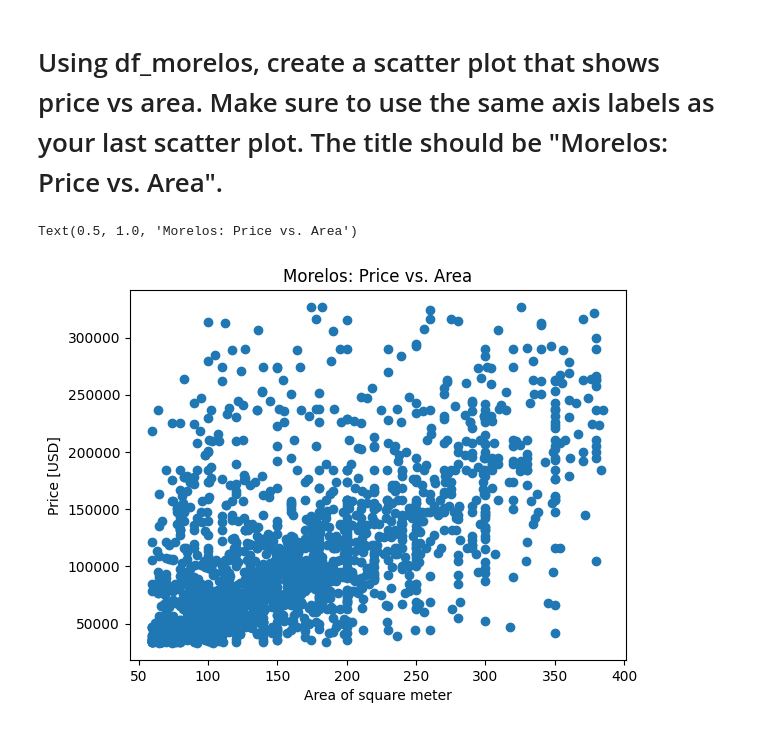
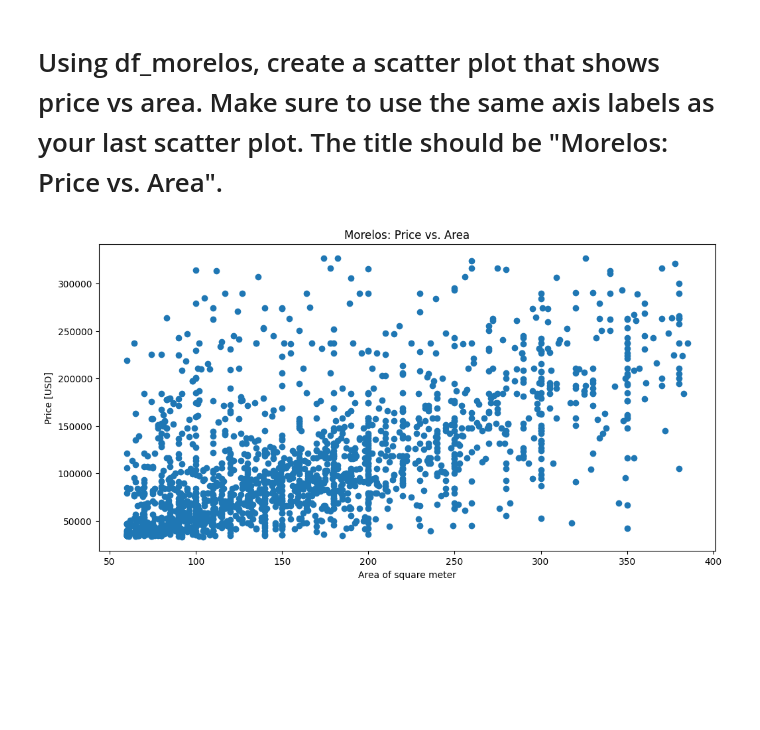
Before and after one commit to Hasan082/Data-Scientist-Project, a Jupyter notebook: Housing in Mexico/Step_4_research_Location_or_Size.ipynb, the cells around one changed output. Drawn from its saved outputs; the diff is of its cells as text; code cells hidden in the pictures; blank space fills up the shorter version.

Commit message:
Morels scatter plot

```diff
--- a/Housing in Mexico/Step_4_research_Location_or_Size.ipynb
+++ b/Housing in Mexico/Step_4_research_Location_or_Size.ipynb
@@ -208,10 +208,19 @@ df_morelos.head()
 # %% [markdown]
 # Using df_morelos, create a scatter plot that shows price vs area. Make sure to use the same axis labels as your last scatter plot. The title should be "Morelos: Price vs. Area".
 # %%
+plt.figure(figsize=(12, 6));
+# Create scatter plot of "price_usd" vs "area_m2" in Morelos
 plt.scatter(df["area_m2"], df["price_usd"])
+
+# Add x-axis label
 plt.xlabel("Area of square meter")
+
+# Add y-axis label
 plt.ylabel("Price [USD]")
+
+# Add title
 plt.title("Morelos: Price vs. Area")
+# Show plot
+plt.show()
 # %% [output]
-Text(0.5, 1.0, 'Morelos: Price vs. Area')
-[figure, old version]
+[figure, new version]
```
